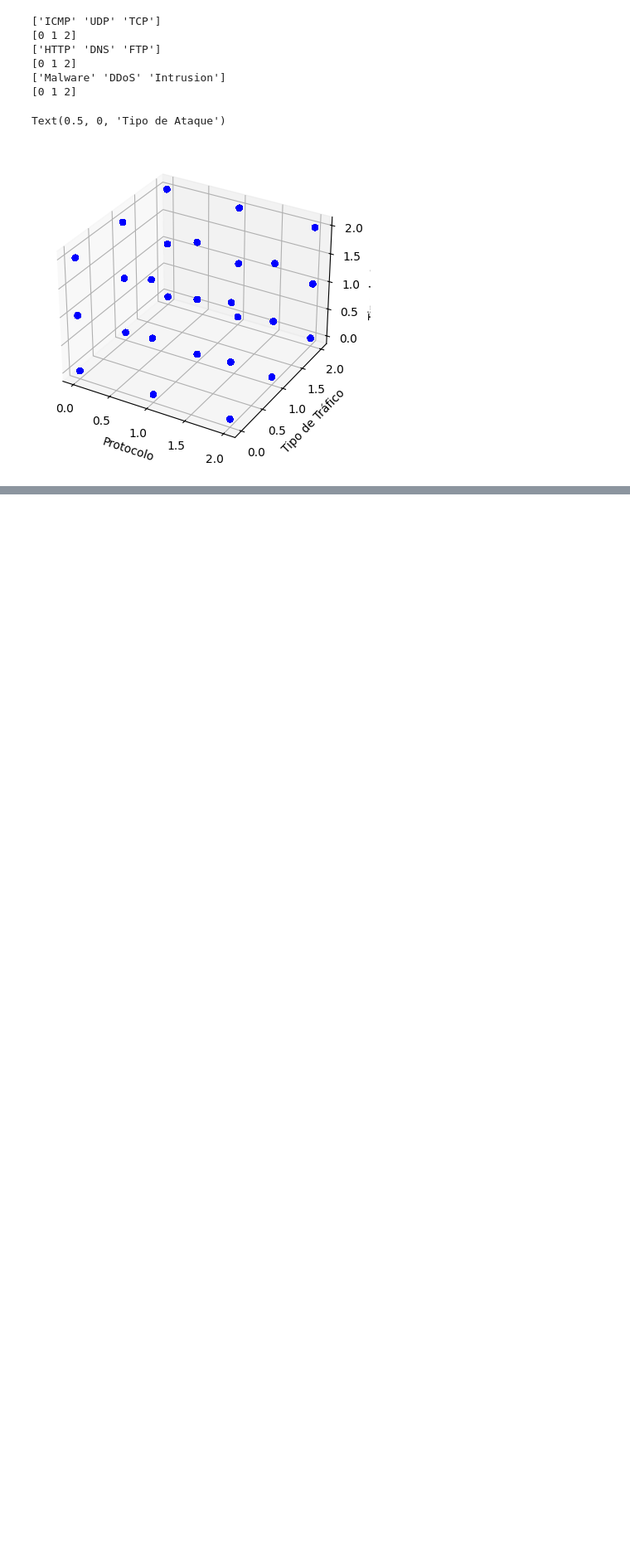
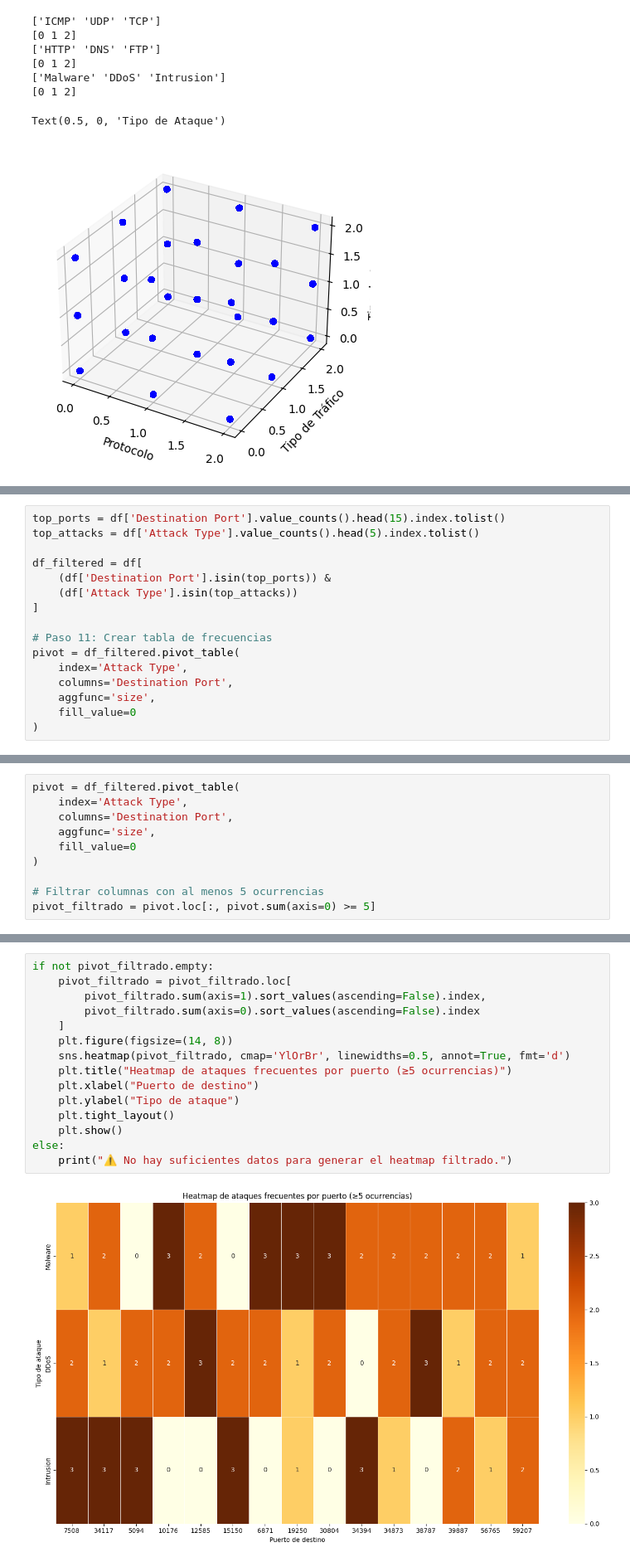
Before and after one commit to Bybolanos1290/PROYECTO-GRUPO-6-TRATAMIENTO-DE-DATOS, a Jupyter notebook: ANALISIS DE ATAQUES.ipynb, the cells around one changed output, grey strips where cells are left out. Shown at 83% size. Drawn from its saved outputs; the diff is of its cells as text; blank space fills up the shorter version.

Commit message:
INGRESO DE DATOS IMPORTANTES

```diff
--- a/ANALISIS DE ATAQUES.ipynb
+++ b/ANALISIS DE ATAQUES.ipynb
@@ -120,0 +127,16 @@ print(df[duplicados_col])
+# %%
+top_ports = df['Destination Port'].value_counts().head(15).index.tolist()
+top_attacks = df['Attack Type'].value_counts().head(5).index.tolist()
+
+df_filtered = df[
+    (df['Destination Port'].isin(top_ports)) &
+    (df['Attack Type'].isin(top_attacks))
+]
+
+# Paso 11: Crear tabla de frecuencias
+pivot = df_filtered.pivot_table(
+    index='Attack Type',
+    columns='Destination Port',
+    aggfunc='size',
+    fill_value=0
+)
@@ -120,0 +145,10 @@ print(df[duplicados_col])
+# %%
+pivot = df_filtered.pivot_table(
+    index='Attack Type',
+    columns='Destination Port',
+    aggfunc='size',
+    fill_value=0
+)
+
+# Filtrar columnas con al menos 5 ocurrencias
+pivot_filtrado = pivot.loc[:, pivot.sum(axis=0) >= 5]
@@ -120,0 +157,17 @@ print(df[duplicados_col])
+# %%
+if not pivot_filtrado.empty:
+    pivot_filtrado = pivot_filtrado.loc[
+        pivot_filtrado.sum(axis=1).sort_values(ascending=False).index,
+        pivot_filtrado.sum(axis=0).sort_values(ascending=False).index
+    ]
+    plt.figure(figsize=(14, 8))
+    sns.heatmap(pivot_filtrado, cmap='YlOrBr', linewidths=0.5, annot=True, fmt='d')
+    plt.title("Heatmap de ataques frecuentes por puerto (≥5 ocurrencias)")
+    plt.xlabel("Puerto de destino")
+    plt.ylabel("Tipo de ataque")
+    plt.tight_layout()
+    plt.show()
+else:
+    print("⚠️ No hay suficientes datos para generar el heatmap filtrado.")
+# %% [output]
+[figure, added]
```
Also changed, not shown: parts of 8 cells of this notebook.
